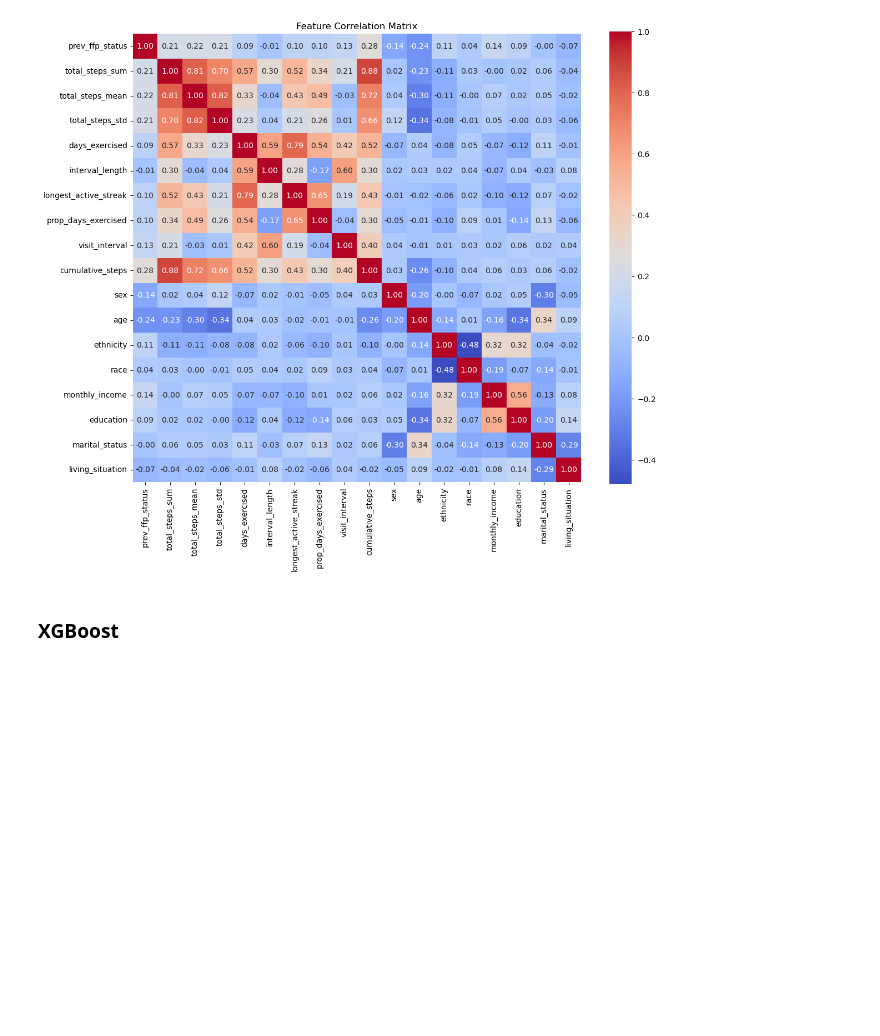
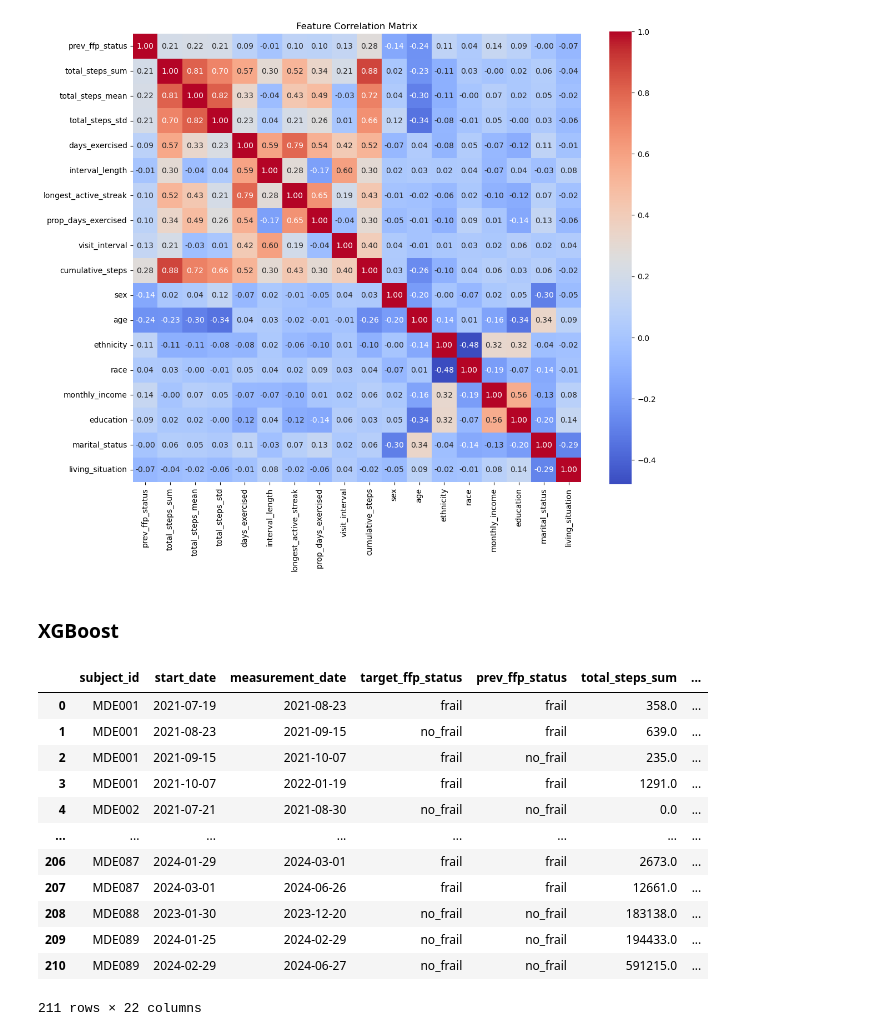
Before and after one commit to OHNLP/activity_tracker, a Jupyter notebook: notebooks/train.ipynb, the cells around one changed output. Drawn from its saved outputs; the diff is of its cells as text; code cells hidden in the pictures; blank space fills up the shorter version.

```diff
--- a/notebooks/train.ipynb
+++ b/notebooks/train.ipynb
@@ -192,3 +192,19 @@ plt.show()
 [figure]
 # %% [markdown]
 ### XGBoost
+# %%
+df
+# %% [output]
+|  | subject_id | start_date | measurement_date | target_ffp_status | prev_ffp_status | total_steps_sum | ... |
+| 0 | MDE001 | 2021-07-19 | 2021-08-23 | frail | frail | 358.0 | ... |
+| 1 | MDE001 | 2021-08-23 | 2021-09-15 | no_frail | frail | 639.0 | ... |
+| 2 | MDE001 | 2021-09-15 | 2021-10-07 | frail | no_frail | 235.0 | ... |
+| 3 | MDE001 | 2021-10-07 | 2022-01-19 | frail | frail | 1291.0 | ... |
+| 4 | MDE002 | 2021-07-21 | 2021-08-30 | no_frail | no_frail | 0.0 | ... |
+| ... | ... | ... | ... | ... | ... | ... | ... |
+| 206 | MDE087 | 2024-01-29 | 2024-03-01 | frail | frail | 2673.0 | ... |
+| 207 | MDE087 | 2024-03-01 | 2024-06-26 | frail | frail | 12661.0 | ... |
+| 208 | MDE088 | 2023-01-30 | 2023-12-20 | no_frail | no_frail | 183138.0 | ... |
+| 209 | MDE089 | 2024-01-25 | 2024-02-29 | no_frail | no_frail | 194433.0 | ... |
+| 210 | MDE089 | 2024-02-29 | 2024-06-27 | no_frail | no_frail | 591215.0 | ... |
+211 rows × 22 columns
```
Also changed, not shown: parts of 1 cell of this notebook, 1 other file.
